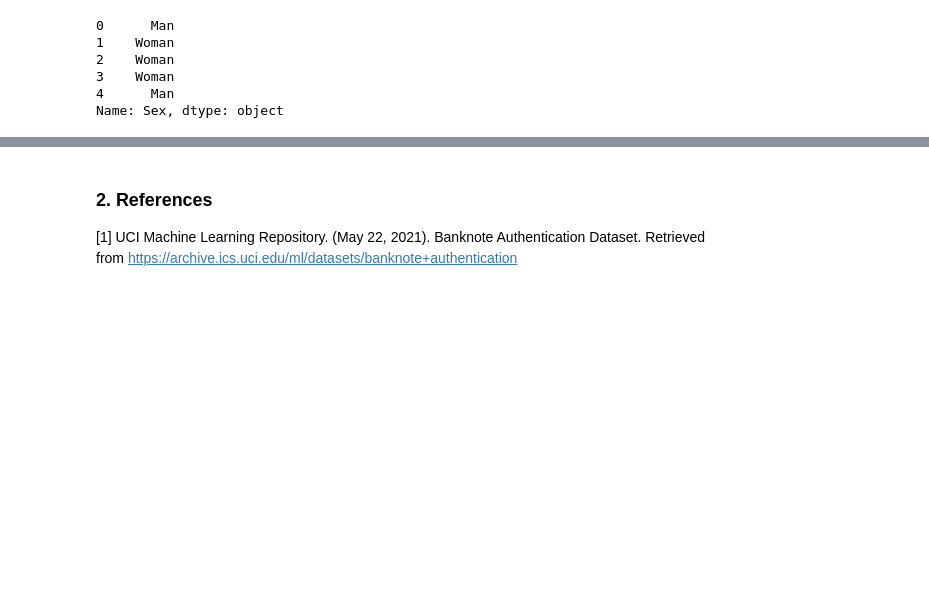
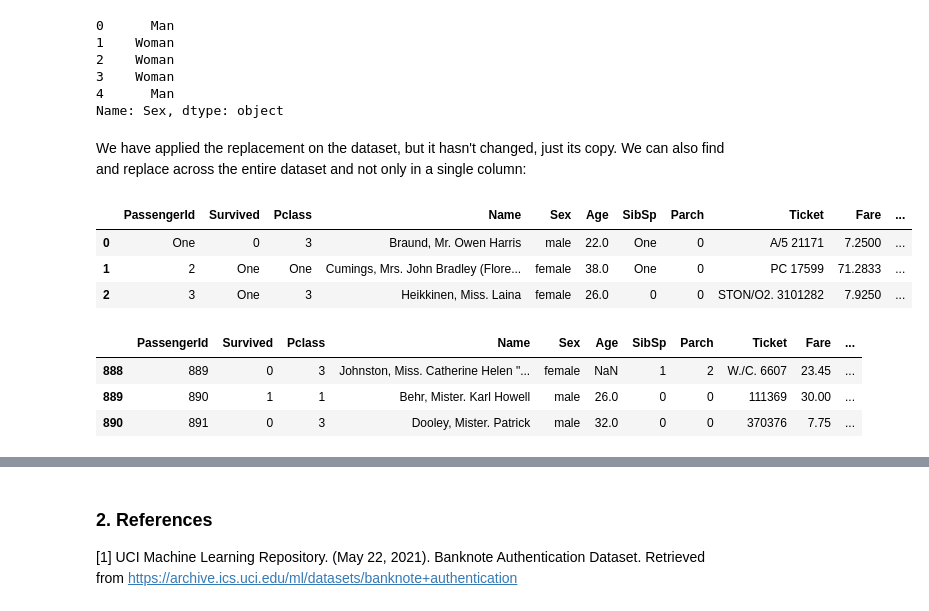
Before and after one commit to alexismenanieves/Pandas_Practice, a Jupyter notebook: Pandas_Practice_Notebook.ipynb, the cells around one changed output, grey strips where cells are left out. Saved outputs shown, nothing was run; the diff lists cells and outputs as text; code cells hidden in the pictures; blank space fills up the shorter version.

```diff
--- a/Pandas_Practice_Notebook.ipynb
+++ b/Pandas_Practice_Notebook.ipynb
@@ -161,3 +161,21 @@ df_tc['Sex'].replace(['female','male'],['Woman','Man']).head(5)
 3    Woman
 4      Man
 Name: Sex, dtype: object
+# %% [markdown]
+We have applied the replacement on the dataset, but it hasn't changed, just its copy. We can also find and replace across the entire dataset and not only in a single column:
+# %%
+# We can perform a replacement for all the values 1 into 'One'
+df_tc.replace(1,"One").head(3)
+# %% [output]
+|  | PassengerId | Survived | Pclass | Name | Sex | Age | SibSp | Parch | Ticket | Fare | ... |
+| 0 | One | 0 | 3 | Braund, Mr. Owen Harris | male | 22.0 | One | 0 | A/5 21171 | 7.2500 | ... |
+| 1 | 2 | One | One | Cumings, Mrs. John Bradley (Flore... | female | 38.0 | One | 0 | PC 17599 | 71.2833 | ... |
+| 2 | 3 | One | 3 | Heikkinen, Miss. Laina | female | 26.0 | 0 | 0 | STON/O2. 3101282 | 7.9250 | ... |
+# %%
+# Now we can use regular expressions
+df_tc.replace(r'Mr','Mister', regex=True).tail(3)
+# %% [output]
+|  | PassengerId | Survived | Pclass | Name | Sex | Age | SibSp | Parch | Ticket | Fare | ... |
+| 888 | 889 | 0 | 3 | Johnston, Miss. Catherine Helen "... | female | NaN | 1 | 2 | W./C. 6607 | 23.45 | ... |
+| 889 | 890 | 1 | 1 | Behr, Mister. Karl Howell | male | 26.0 | 0 | 0 | 111369 | 30.00 | ... |
+| 890 | 891 | 0 | 3 | Dooley, Mister. Patrick | male | 32.0 | 0 | 0 | 370376 | 7.75 | ... |
```
Also changed, not shown: parts of 4 cells of this notebook.
